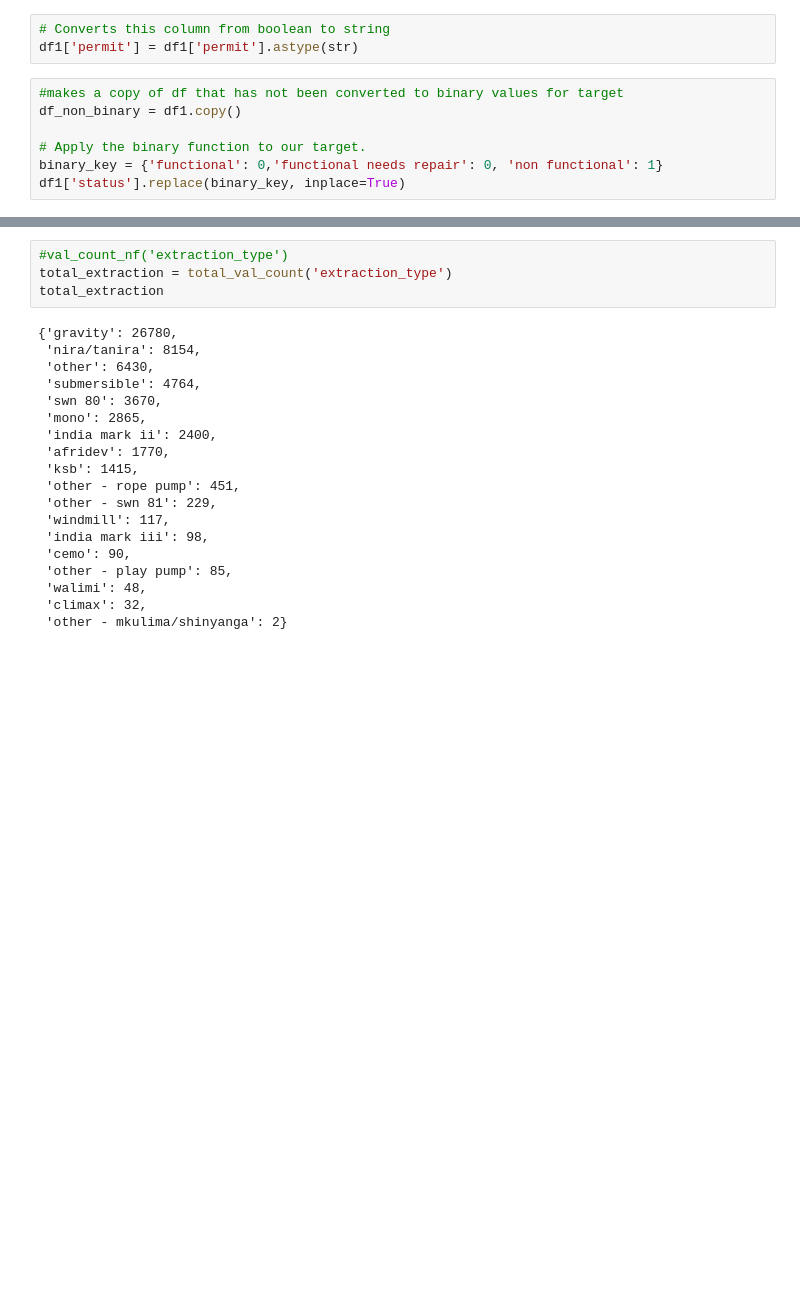
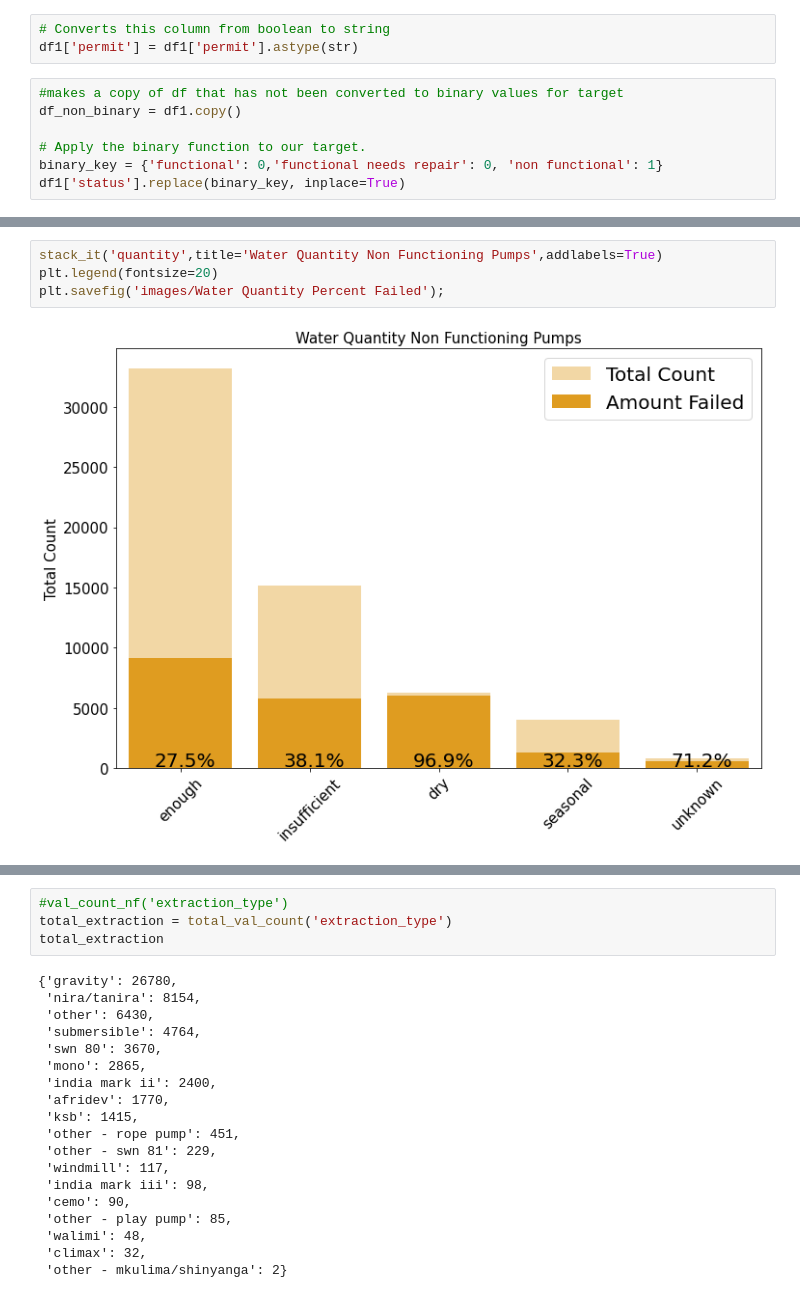
Before and after one commit to ericdnbn/machine_learning_water_pump_data_tanzania, a Jupyter notebook: Mitch_Wkbook.ipynb, the cells around one changed output, grey strips where cells are left out. Saved outputs shown, nothing was run; the diff lists cells and outputs as text; blank space fills up the shorter version.

```diff
--- a/Mitch_Wkbook.ipynb
+++ b/Mitch_Wkbook.ipynb
@@ -263,0 +282,6 @@ def stack_it(column,title=None):
+# %%
+stack_it('quantity',title='Water Quantity Non Functioning Pumps',addlabels=True)
+plt.legend(fontsize=20)
+plt.savefig('images/Water Quantity Percent Failed');
+# %% [output]
+[figure, added]
```
Also changed, not shown: parts of 14 cells of this notebook, 5 other files.
